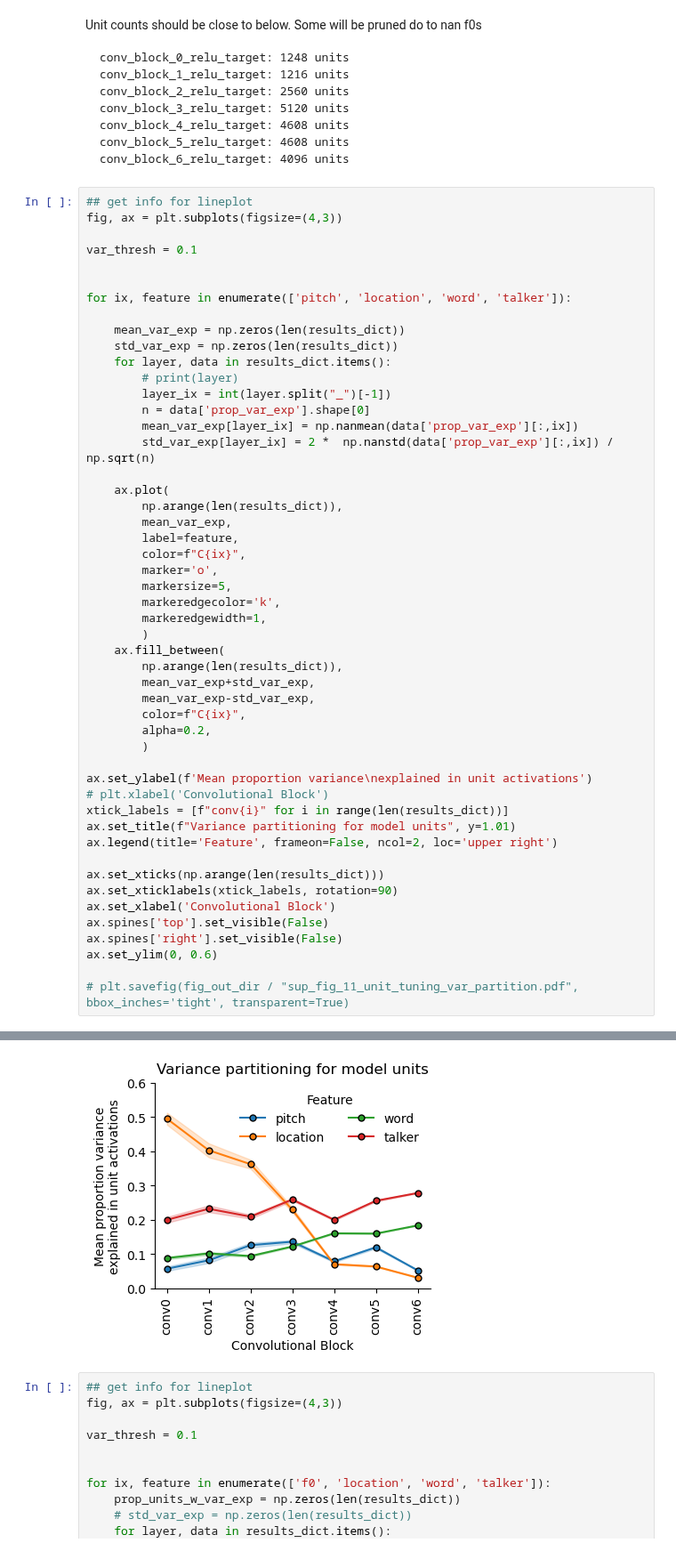
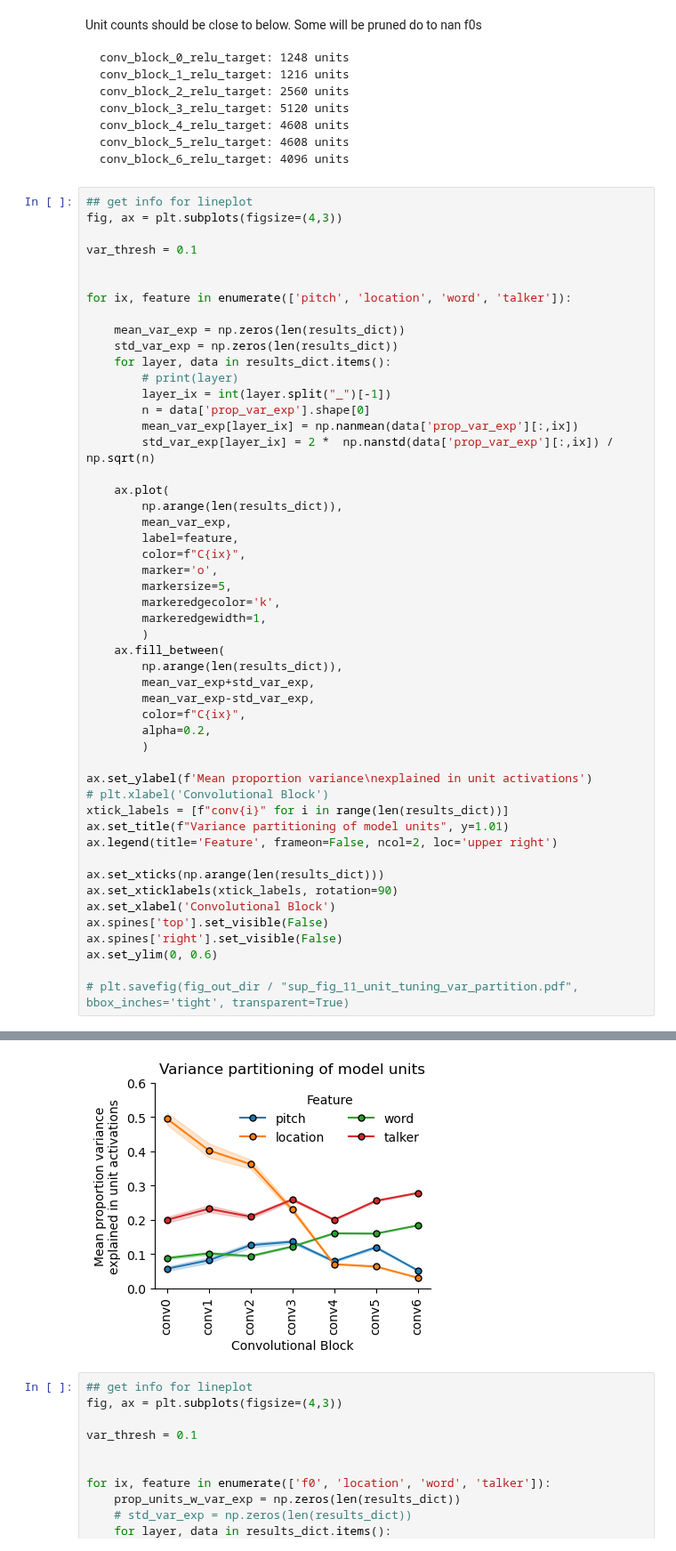
Before and after one commit to mcdermottLab/auditory_attention, a Jupyter notebook: notebooks/rebuttal_analysis/final_unit_tuning_v10_anova_jsin_stim.ipynb, the cells around one changed output, grey strips where cells are left out. Shown at 89% size. Drawn from its saved outputs; the diff is of its cells as text.

```diff
--- a/notebooks/rebuttal_analysis/final_unit_tuning_v10_anova_jsin_stim.ipynb
+++ b/notebooks/rebuttal_analysis/final_unit_tuning_v10_anova_jsin_stim.ipynb
@@ -212,7 +212,7 @@ for ix, feature in enumerate(['pitch', 'location', 'word', 'talker']):
 ax.set_ylabel(f'Mean proportion variance\nexplained in unit activations')
 # plt.xlabel('Convolutional Block')
 xtick_labels = [f"conv{i}" for i in range(len(results_dict))]
-ax.set_title(f"Variance partitioning for model units", y=1.01)
+ax.set_title(f"Variance partitioning of model units", y=1.01)
 ax.legend(title='Feature', frameon=False, ncol=2, loc='upper right')
 
 ax.set_xticks(np.arange(len(results_dict)))
@@ -227,4 +228,4 @@ ax.set_ylim(0, 0.6)
-[figure, old version]
+[figure, new version]
 # %%
 ## get info for lineplot
 fig, ax = plt.subplots(figsize=(4,3))
```
Also changed, not shown: parts of 1 cell of this notebook.
